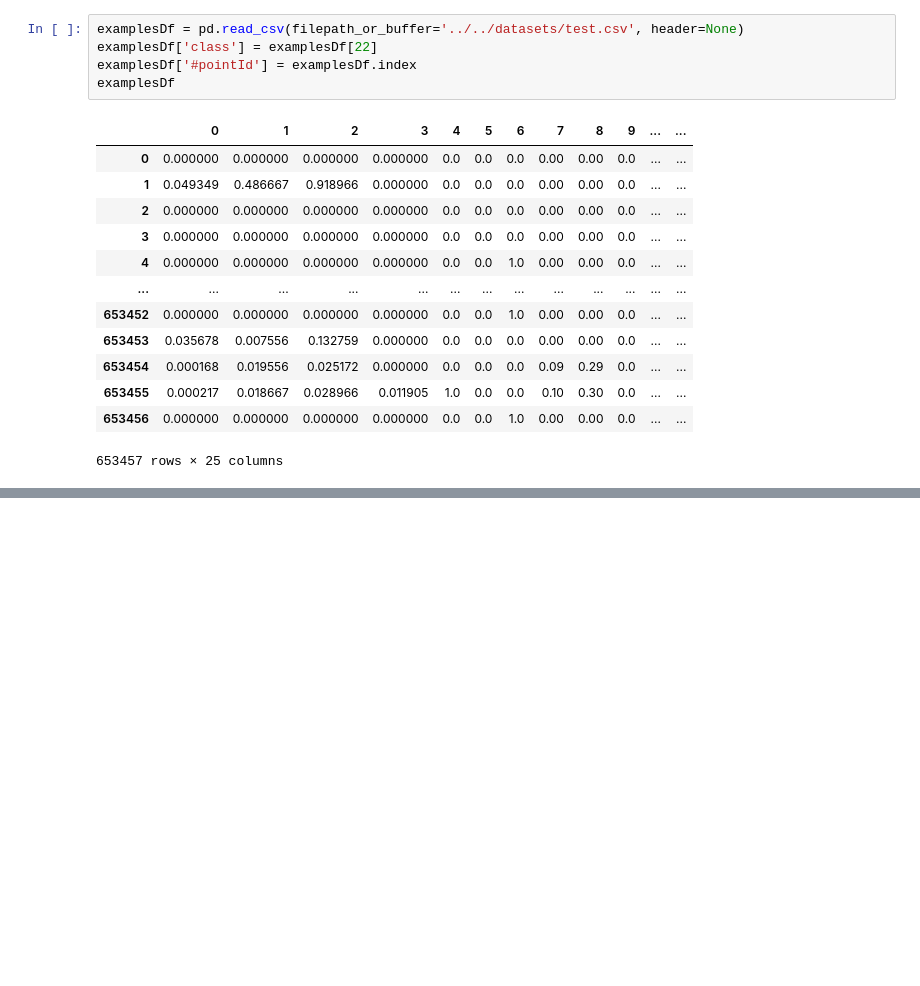
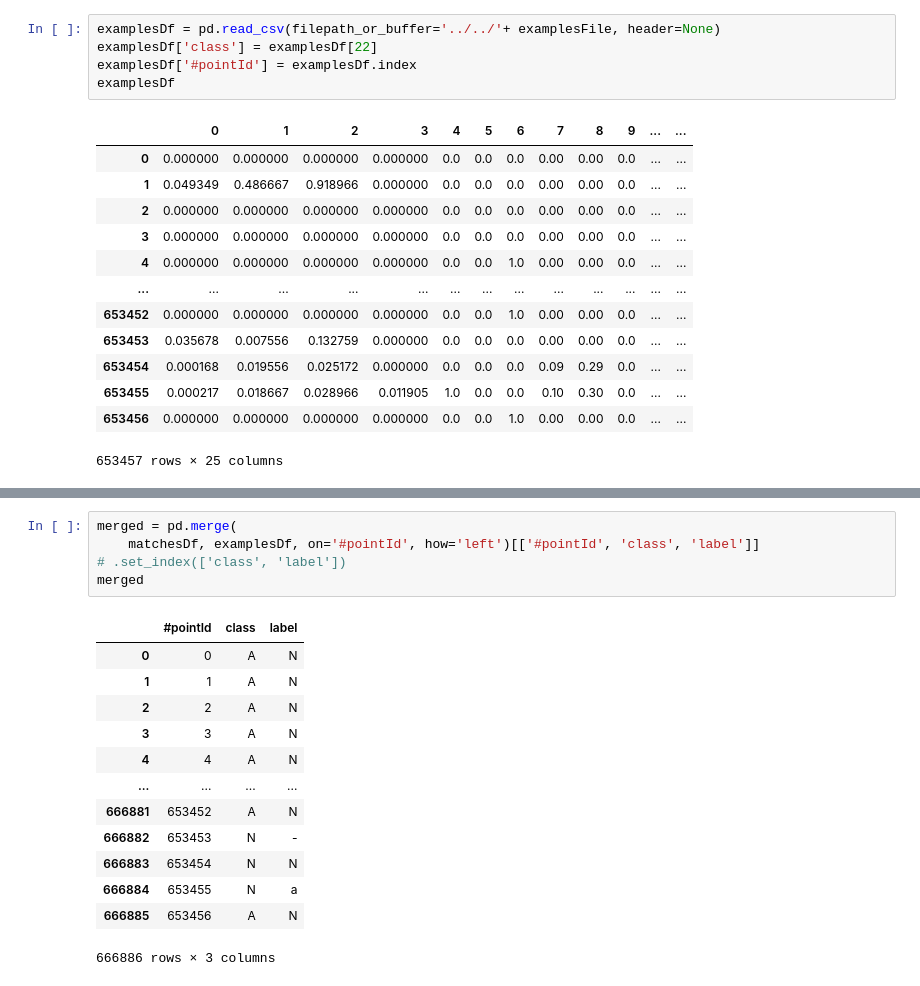
Before and after one commit to luis-puhl/minas-flink, a Jupyter notebook: mfog-mpi/src/minas/evaluate.ipynb, the cells around one changed output, grey strips where cells are left out. Cells and saved outputs as stored; diff of their text form; blank space fills up the shorter version.

```diff
--- a/mfog-mpi/src/minas/evaluate.ipynb
+++ b/mfog-mpi/src/minas/evaluate.ipynb
@@ -5,5 +10,5 @@ import pandas as pd
 # %%
-examplesDf = pd.read_csv(filepath_or_buffer='../../datasets/test.csv', header=None)
+examplesDf = pd.read_csv(filepath_or_buffer='../../'+ examplesFile, header=None)
 examplesDf['class'] = examplesDf[22]
 examplesDf['#pointId'] = examplesDf.index
 examplesDf
@@ -23,0 +85,19 @@ examplesDf
+# %%
+merged = pd.merge(
+    matchesDf, examplesDf, on='#pointId', how='left')[['#pointId', 'class', 'label']]
+# .set_index(['class', 'label'])
+merged
+# %% [output]
+|  | #pointId | class | label |
+| 0 | 0 | A | N |
+| 1 | 1 | A | N |
+| 2 | 2 | A | N |
+| 3 | 3 | A | N |
+| 4 | 4 | A | N |
+| ... | ... | ... | ... |
+| 666881 | 653452 | A | N |
+| 666882 | 653453 | N | - |
+| 666883 | 653454 | N | N |
+| 666884 | 653455 | N | a |
+| 666885 | 653456 | A | N |
+666886 rows × 3 columns
```
Also changed, not shown: parts of 14 cells of this notebook, 7 other files.
